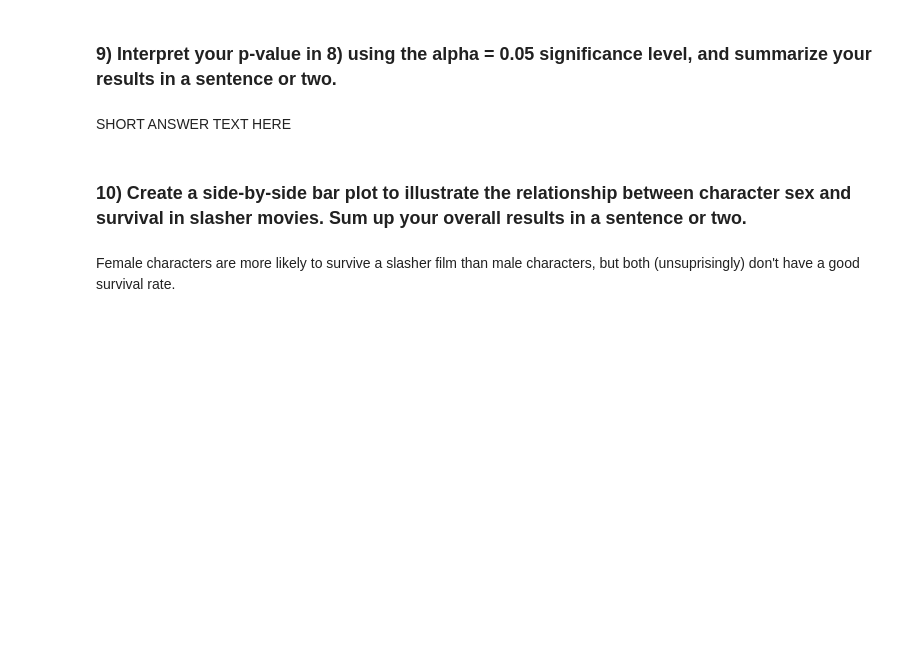
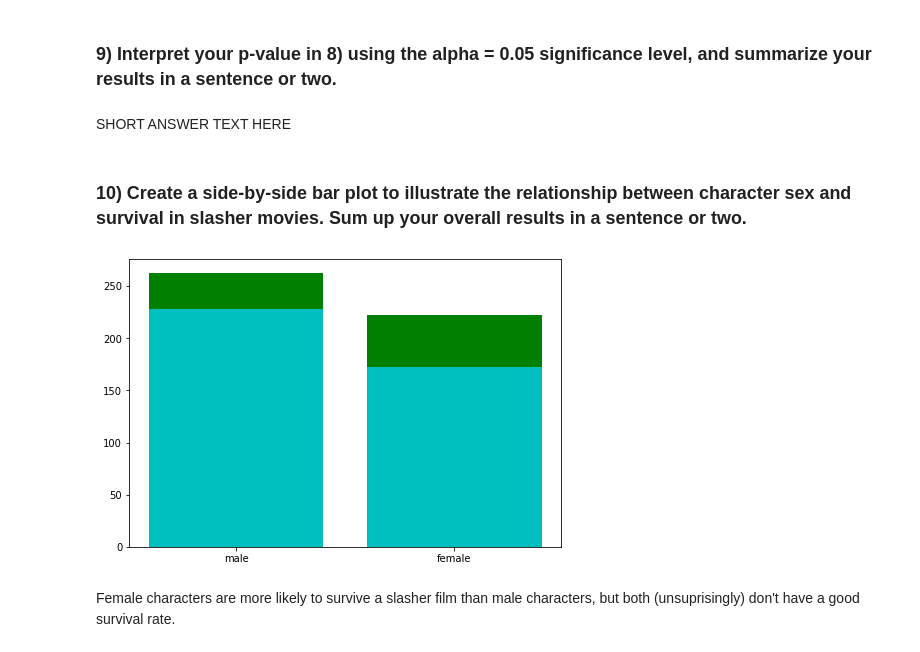
Before and after one commit to dangnlu18/DS-Unit-1-Sprint-2-Statistics, a Jupyter notebook: module2-hypothesis-chi-square/LS_DS_122_Chi2_Tests_Assignment_CHECK.ipynb, the cells around one changed output. Saved outputs shown, nothing was run; the diff lists cells and outputs as text; code cells hidden in the pictures; blank space fills up the shorter version.

```diff
--- a/module2-hypothesis-chi-square/LS_DS_122_Chi2_Tests_Assignment_CHECK.ipynb
+++ b/module2-hypothesis-chi-square/LS_DS_122_Chi2_Tests_Assignment_CHECK.ipynb
@@ -176,3 +176,5 @@ Describe your results in a sentence or two.
 ### your code here ###
 
 x =pd.crosstab(slasher_df['Gender'], slasher_df['Survival'])
+ss = pd.crosstab(slasher_df['Gender'], slasher_df['Survival'])
+ss.values
@@ -316,2 +316,24 @@ import matplotlib.pyplot as plt
+# %%
+# Plot time!
+import matplotlib.pyplot as plt
+data = ss.values
+X = ['male', 'female']
+male = sum(data[0])
+female = sum(data[1])
+fig = plt.figure()
+ax = fig.add_axes([0,0,1,1])
+keys = ['male', 'female']
+ax.bar(keys[0], male, color='g')
+ax.bar(keys[0], data[0], color='c')
+ax.bar(keys[1], female, color ='g')
+ax.bar(keys[1], data[1], color='c')
+
+# ax.bar(X, male, color='r', )
+# ax.bar(X, female, color='b')
+# ax.bar(keys[1], data[0])
+plt.show()
+## your code here ##
+# %% [output]
+[figure, added]
 # %% [markdown]
 Female characters are more likely to survive a slasher film than male characters, but both (unsuprisingly) don't have a good survival rate.
```
Also changed, not shown: parts of 2 cells of this notebook.
